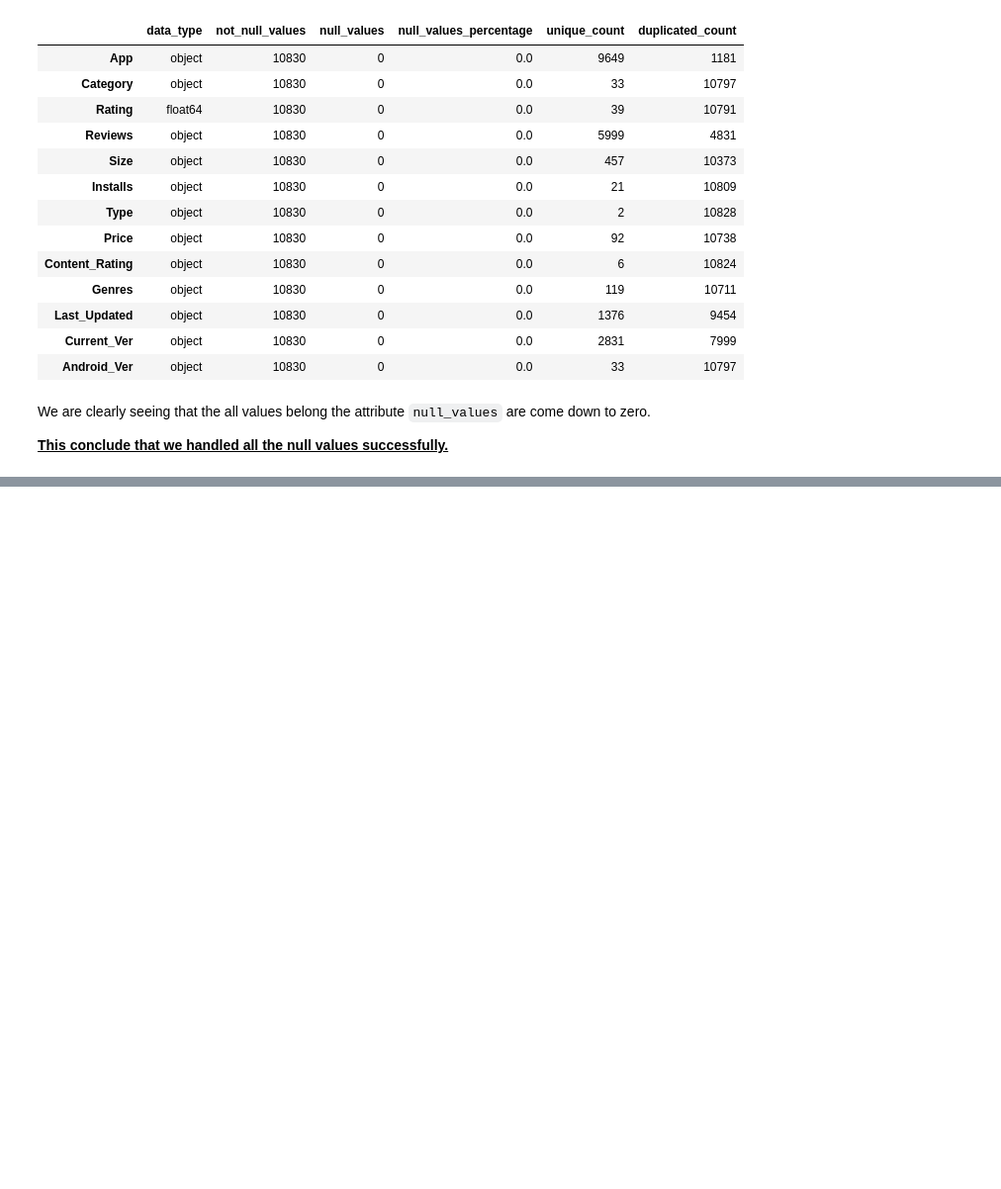
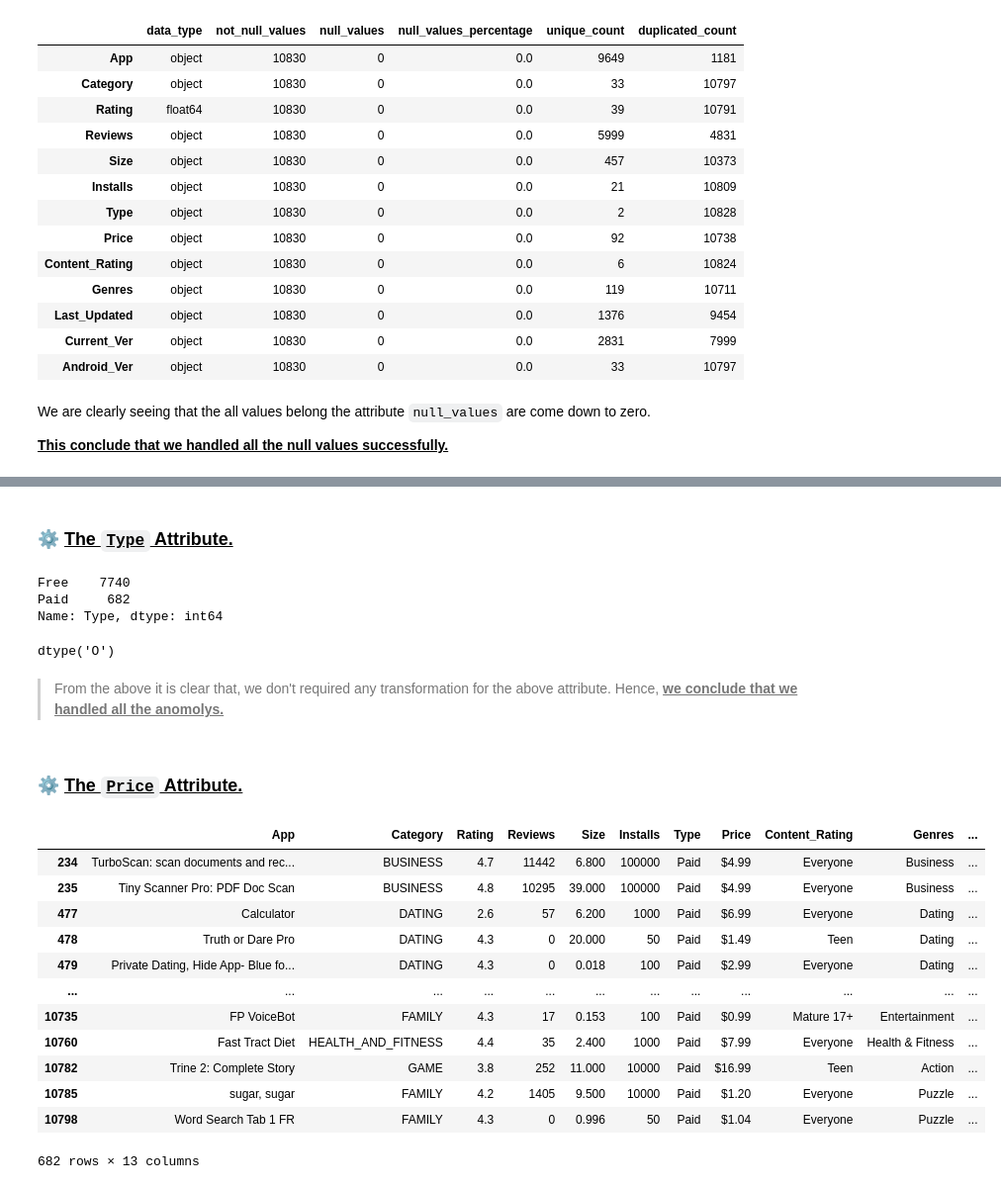
Before and after one commit to ashish-mali/EDA-On-Playstore-App-Reviews, a Jupyter notebook: Play_Store_App_Review_Analysis_Capstone_Project.ipynb, the cells around one changed output, grey strips where cells are left out. Shown at 99% size. Drawn from its saved outputs; the diff is of its cells as text; code cells hidden in the pictures; blank space fills up the shorter version.

```diff
--- a/Play_Store_App_Review_Analysis_Capstone_Project.ipynb
+++ b/Play_Store_App_Review_Analysis_Capstone_Project.ipynb
@@ -909,0 +1216,3 @@ metainfo()
+# %%
+# dropping the records.
+ps_df.dropna(subset = ['Size'], inplace=True)
@@ -909,0 +1254,9 @@ metainfo()
+# %%
+# first remove the '+' symbol from the records.
+ps_df['Installs'] = ps_df.Installs.apply(lambda x: x.strip('+'))
+# %%
+# now trying to remove the ',' symbol from the records.
+ps_df['Installs'] = ps_df.Installs.apply(lambda x: x.replace(',', ''))
+# %%
+# finally we are ready to convert the data type of entire records of the 'Installs'
+ps_df['Installs'] = pd.to_numeric(ps_df['Installs'])
@@ -909,0 +1270,35 @@ metainfo()
+# %% [markdown]
+### ⚙ <b><u>The <code>Type</code> Attribute.</u></b>
+# %%
+# get the count of different values.
+ps_df['Type'].value_counts()
+# %% [output]
+Free    7740
+Paid     682
+Name: Type, dtype: int64
+# %%
+# checking the data type of the 'Type' attribute.
+ps_df.dtypes['Type']
+# %% [output]
+dtype('O')
+# %% [markdown]
+> From the above it is clear that, we don't required any transformation for the above attribute. Hence, <b><u>we conclude that we handled all the anomolys.<u></b>
+# %% [markdown]
+### ⚙ <b><u>The <code>Price</code> Attribute.</u></b>
+# %%
+# let's look for the paid app data
+ps_df[ps_df['Price'] != '0']
+# %% [output]
+|  | App | Category | Rating | Reviews | Size | Installs | Type | Price | Content_Rating | Genres | ... |
+| 234 | TurboScan: scan documents and rec... | BUSINESS | 4.7 | 11442 | 6.800 | 100000 | Paid | $4.99 | Everyone | Business | ... |
+| 235 | Tiny Scanner Pro: PDF Doc Scan | BUSINESS | 4.8 | 10295 | 39.000 | 100000 | Paid | $4.99 | Everyone | Business | ... |
+| 477 | Calculator | DATING | 2.6 | 57 | 6.200 | 1000 | Paid | $6.99 | Everyone | Dating | ... |
+| 478 | Truth or Dare Pro | DATING | 4.3 | 0 | 20.000 | 50 | Paid | $1.49 | Teen | Dating | ... |
+| 479 | Private Dating, Hide App- Blue fo... | DATING | 4.3 | 0 | 0.018 | 100 | Paid | $2.99 | Everyone | Dating | ... |
+| ... | ... | ... | ... | ... | ... | ... | ... | ... | ... | ... | ... |
+| 10735 | FP VoiceBot | FAMILY | 4.3 | 17 | 0.153 | 100 | Paid | $0.99 | Mature 17+ | Entertainment | ... |
+| 10760 | Fast Tract Diet | HEALTH_AND_FITNESS | 4.4 | 35 | 2.400 | 1000 | Paid | $7.99 | Everyone | Health & Fitness | ... |
+| 10782 | Trine 2: Complete Story | GAME | 3.8 | 252 | 11.000 | 10000 | Paid | $16.99 | Teen | Action | ... |
+| 10785 | sugar, sugar | FAMILY | 4.2 | 1405 | 9.500 | 10000 | Paid | $1.20 | Everyone | Puzzle | ... |
+| 10798 | Word Search Tab 1 FR | FAMILY | 4.3 | 0 | 0.996 | 50 | Paid | $1.04 | Everyone | Puzzle | ... |
+682 rows × 13 columns
```
Also changed, not shown: parts of 85 cells of this notebook.
